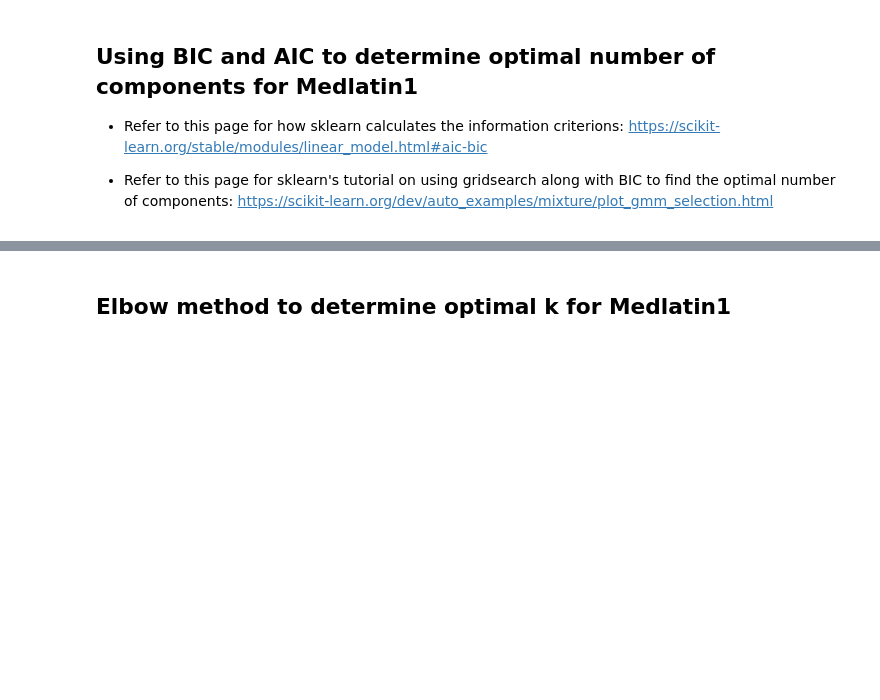
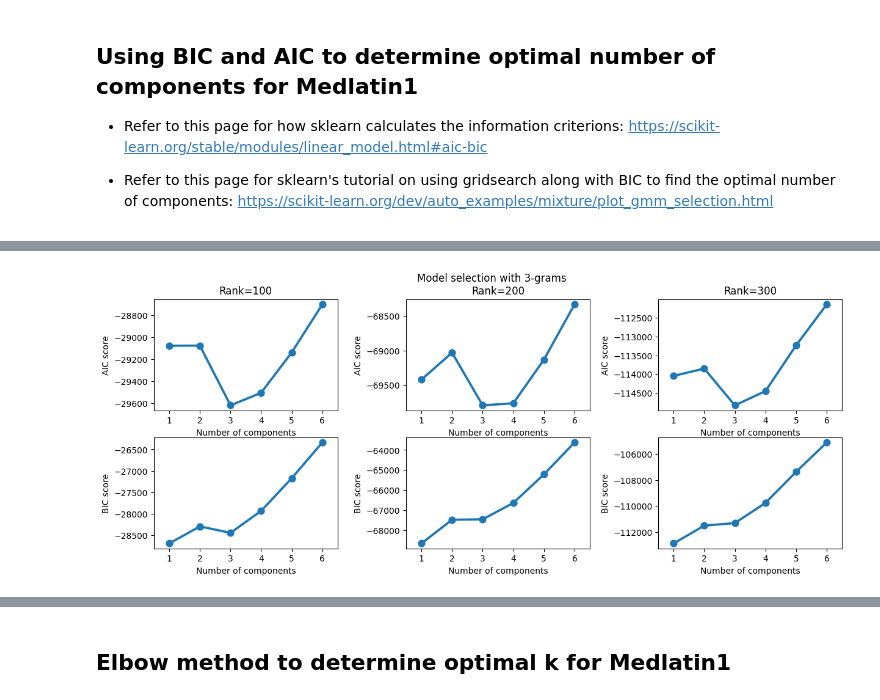
Before and after one commit to johannes-hp/BoB-thesis, a Jupyter notebook: MedLatin-scripts/medlatin1_optimal_k.ipynb, the cells around one changed output, grey strips where cells are left out. Cells and saved outputs as stored; diff of their text form; code cells hidden in the pictures; blank space fills up the shorter version.

```diff
--- a/MedLatin-scripts/medlatin1_optimal_k.ipynb
+++ b/MedLatin-scripts/medlatin1_optimal_k.ipynb
@@ -178,0 +152,34 @@ axes[1].set_title('BIC model selection');
+# %%
+n = 3
+fig, axes = plt.subplots(2, 3)
+fig.set_size_inches(12, 5)
+fig.suptitle(f'Model selection with {n}-grams')
+plt.tight_layout(w_pad=5)
+
+for i, r in enumerate(sorted(tfidf_dict[n])):
+
+    df_aic = grid_search_dict[n][r]['aic']
+    aic_spher = grid_search_dict[n][r]['aic'][grid_search_dict[n][r]['aic']['Type of covariance'] == 'spherical']
+
+    df_bic = grid_search_dict[n][r]['bic']
+    bic_spher = grid_search_dict[n][r]['bic'][grid_search_dict[n][r]['bic']['Type of covariance'] == 'spherical']
+
+    sns.pointplot(
+        data=df_aic.loc[(df_aic['Type of covariance'] != 'full') & (df_aic['Type of covariance'] != 'tied') & (df_aic['Type of covariance'] != 'diag')],
+        x="Number of components",
+        y="AIC score",
+        #hue="Type of covariance",
+        ax=axes[0][i]
+    )
+
+    axes[0][i].set_title(f'Rank={r}')
+
+    sns.pointplot(
+        data=df_bic.loc[(df_bic['Type of covariance'] != 'full') & (df_bic['Type of covariance'] != 'tied') & (df_bic['Type of covariance'] != 'diag')],
+        x="Number of components",
+        y="BIC score",
+        #hue="Type of covariance",
+        ax=axes[1][i]
+    )
+# %% [output]
+[figure, added]
```
Also changed, not shown: parts of 18 cells of this notebook.
